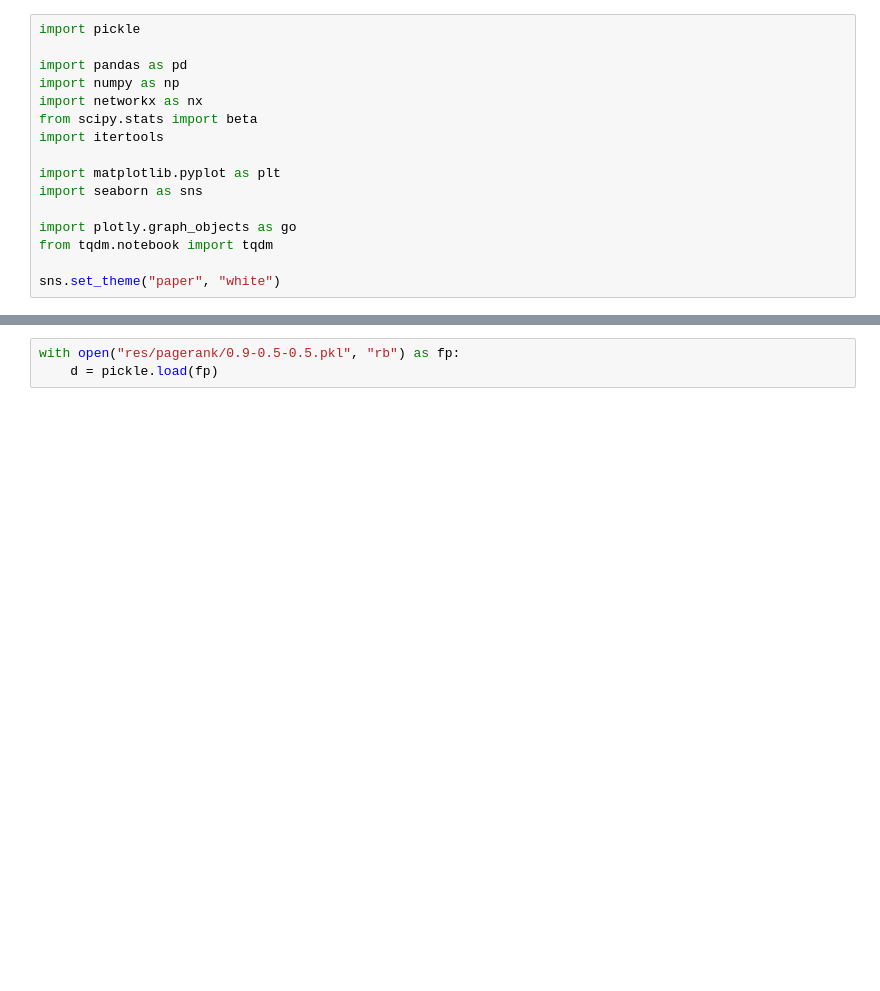
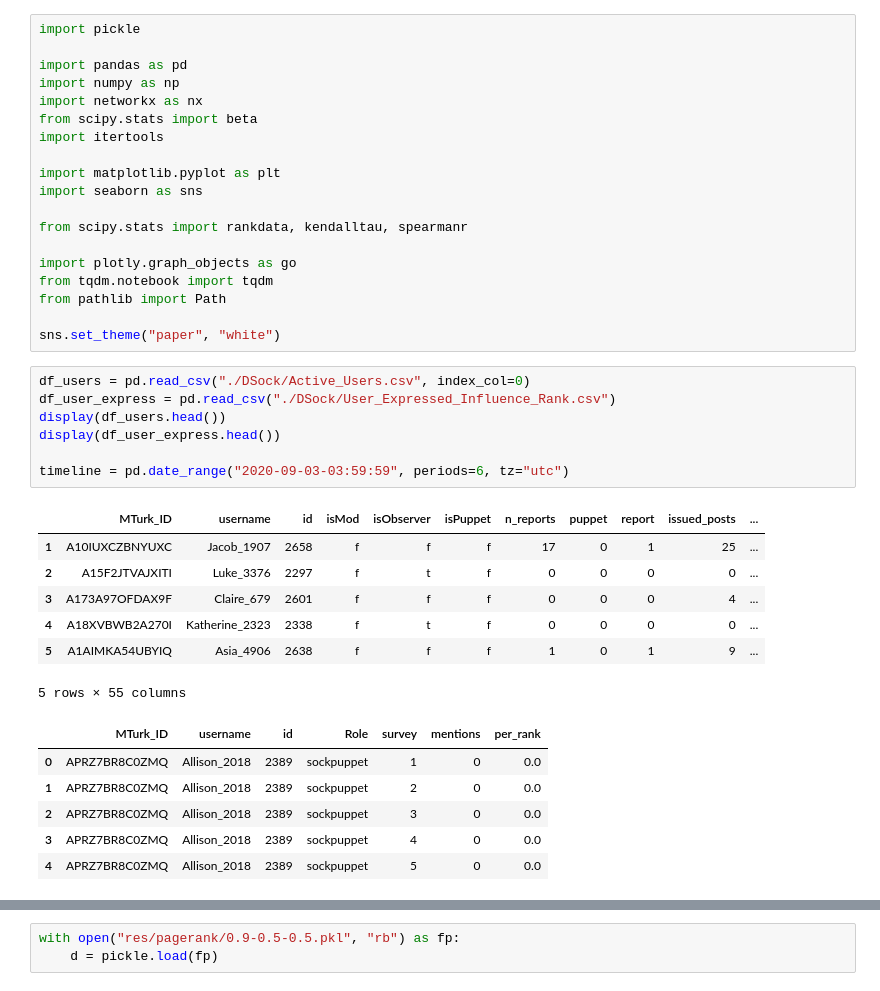
Before and after one commit to ruiliu310/dartpost-research, a Jupyter notebook: pr_results.ipynb, the cells around one changed output, grey strips where cells are left out. Cells and saved outputs as stored; diff of their text form; blank space fills up the shorter version.

```diff
--- a/pr_results.ipynb
+++ b/pr_results.ipynb
@@ -10,7 +10,31 @@ import itertools
 import matplotlib.pyplot as plt
 import seaborn as sns
 
+from scipy.stats import rankdata, kendalltau, spearmanr
+
 import plotly.graph_objects as go
 from tqdm.notebook import tqdm
+from pathlib import Path
 
 sns.set_theme("paper", "white")
+# %%
+df_users = pd.read_csv("./DSock/Active_Users.csv", index_col=0)
+df_user_express = pd.read_csv("./DSock/User_Expressed_Influence_Rank.csv")
+display(df_users.head())
+display(df_user_express.head())
+
+timeline = pd.date_range("2020-09-03-03:59:59", periods=6, tz="utc")
+# %% [output]
+|  | MTurk_ID | username | id | isMod | isObserver | isPuppet | n_reports | puppet | report | issued_posts | ... |
+| 1 | A10IUXCZBNYUXC | Jacob_1907 | 2658 | f | f | f | 17 | 0 | 1 | 25 | ... |
+| 2 | A15F2JTVAJXITI | Luke_3376 | 2297 | f | t | f | 0 | 0 | 0 | 0 | ... |
+| 3 | A173A97OFDAX9F | Claire_679 | 2601 | f | f | f | 0 | 0 | 0 | 4 | ... |
+| 4 | A18XVBWB2A270I | Katherine_2323 | 2338 | f | t | f | 0 | 0 | 0 | 0 | ... |
+| 5 | A1AIMKA54UBYIQ | Asia_4906 | 2638 | f | f | f | 1 | 0 | 1 | 9 | ... |
+5 rows × 55 columns
+|  | MTurk_ID | username | id | Role | survey | mentions | per_rank |
+| 0 | APRZ7BR8C0ZMQ | Allison_2018 | 2389 | sockpuppet | 1 | 0 | 0.0 |
+| 1 | APRZ7BR8C0ZMQ | Allison_2018 | 2389 | sockpuppet | 2 | 0 | 0.0 |
+| 2 | APRZ7BR8C0ZMQ | Allison_2018 | 2389 | sockpuppet | 3 | 0 | 0.0 |
+| 3 | APRZ7BR8C0ZMQ | Allison_2018 | 2389 | sockpuppet | 4 | 0 | 0.0 |
+| 4 | APRZ7BR8C0ZMQ | Allison_2018 | 2389 | sockpuppet | 5 | 0 | 0.0 |
```
Also changed, not shown: parts of 24 cells of this notebook, 3 other files.
